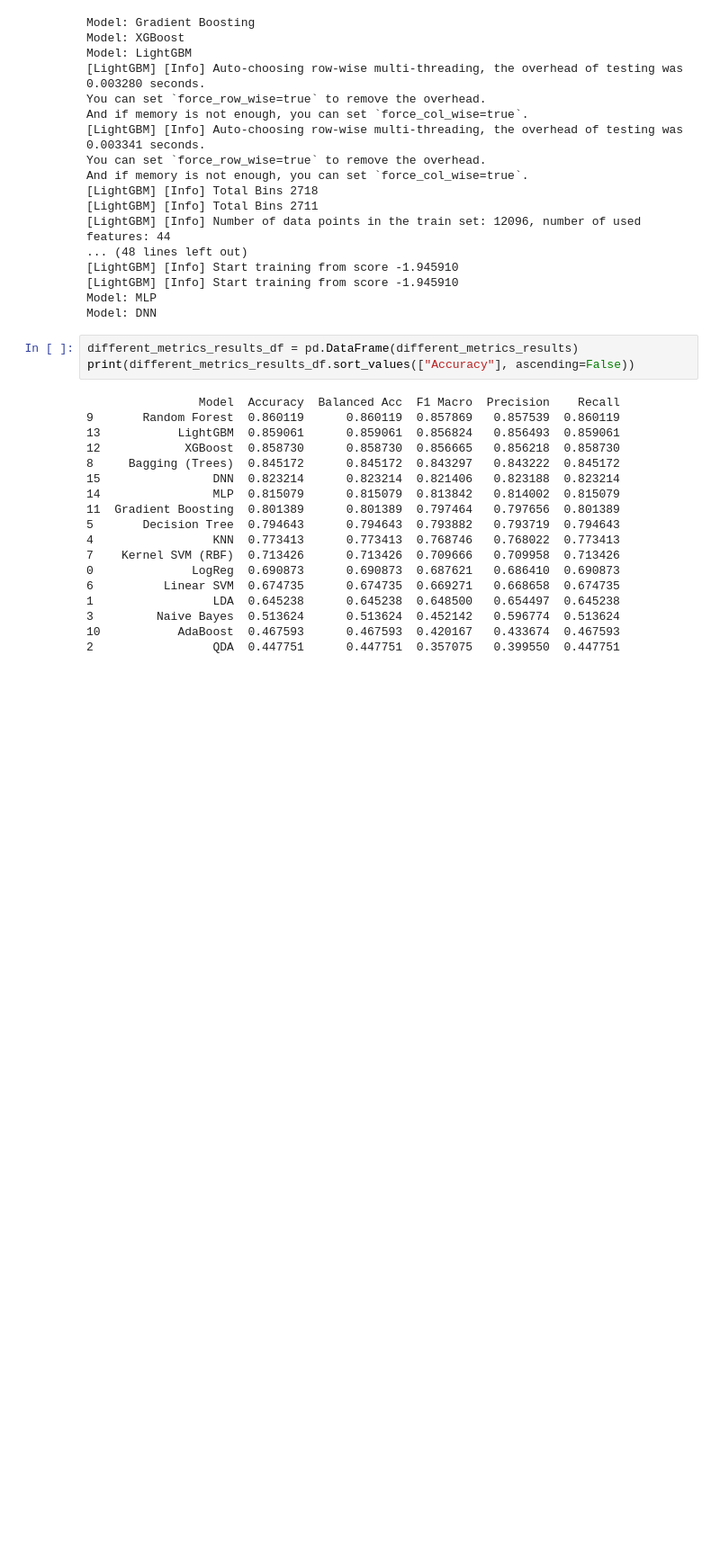
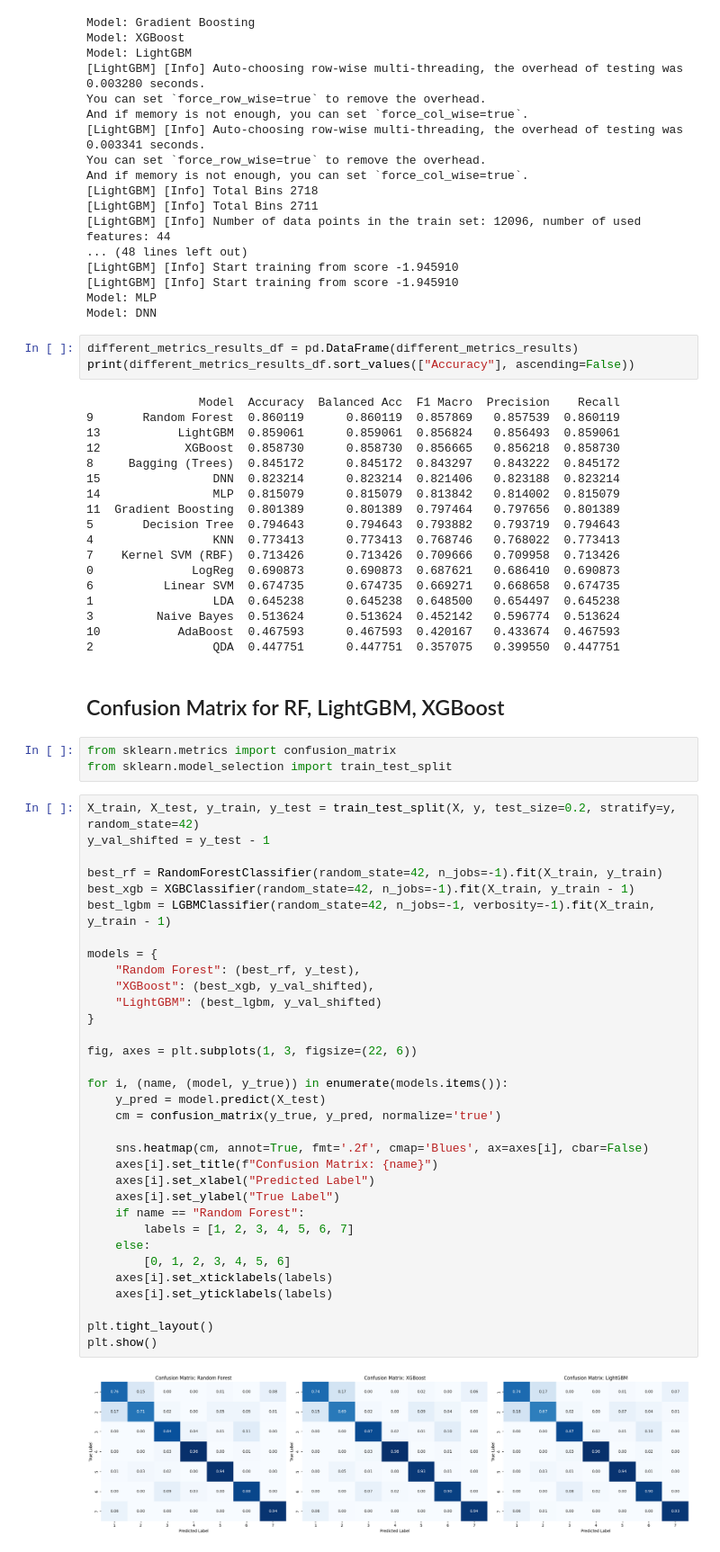
Before and after one commit to hxrshu/ml-ii-forest-cover-predictor, a Jupyter notebook: model_exploration.ipynb, the cells around one changed output. Shown at 90% size. Saved outputs shown, nothing was run; the diff lists cells and outputs as text; blank space fills up the shorter version.

Commit message:
confusion matrices for top 3 models

```diff
--- a/model_exploration.ipynb
+++ b/model_exploration.ipynb
@@ -208,3 +208,43 @@ print(different_metrics_results_df.sort_values(["Accuracy"], ascending=False))
 3         Naive Bayes  0.513624      0.513624  0.452142   0.596774  0.513624
 10           AdaBoost  0.467593      0.467593  0.420167   0.433674  0.467593
 2                 QDA  0.447751      0.447751  0.357075   0.399550  0.447751
+# %% [markdown]
+## Confusion Matrix for RF, LightGBM, XGBoost
+# %%
+from sklearn.metrics import confusion_matrix
+from sklearn.model_selection import train_test_split
+# %%
+X_train, X_test, y_train, y_test = train_test_split(X, y, test_size=0.2, stratify=y, random_state=42)
+y_val_shifted = y_test - 1
+
+best_rf = RandomForestClassifier(random_state=42, n_jobs=-1).fit(X_train, y_train)
+best_xgb = XGBClassifier(random_state=42, n_jobs=-1).fit(X_train, y_train - 1)
+best_lgbm = LGBMClassifier(random_state=42, n_jobs=-1, verbosity=-1).fit(X_train, y_train - 1)
+
+models = {
+    "Random Forest": (best_rf, y_test),
+    "XGBoost": (best_xgb, y_val_shifted),
+    "LightGBM": (best_lgbm, y_val_shifted)
+}
+
+fig, axes = plt.subplots(1, 3, figsize=(22, 6))
+
+for i, (name, (model, y_true)) in enumerate(models.items()):
+    y_pred = model.predict(X_test)
+    cm = confusion_matrix(y_true, y_pred, normalize='true')
+
+    sns.heatmap(cm, annot=True, fmt='.2f', cmap='Blues', ax=axes[i], cbar=False)
+    axes[i].set_title(f"Confusion Matrix: {name}")
+    axes[i].set_xlabel("Predicted Label")
+    axes[i].set_ylabel("True Label")
+    if name == "Random Forest":
+        labels = [1, 2, 3, 4, 5, 6, 7]
+    else:
+        [0, 1, 2, 3, 4, 5, 6]
+    axes[i].set_xticklabels(labels)
+    axes[i].set_yticklabels(labels)
+
+plt.tight_layout()
+plt.show()
+# %% [output]
+[figure, added]
```
